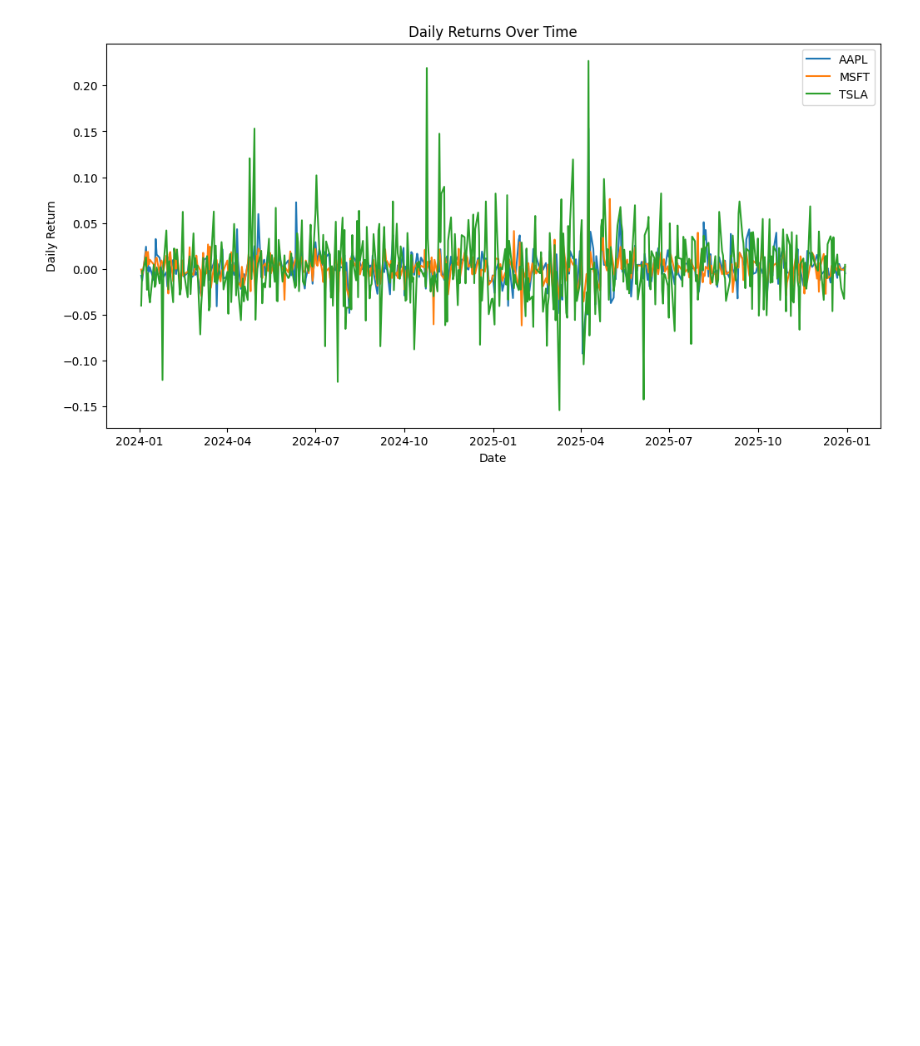
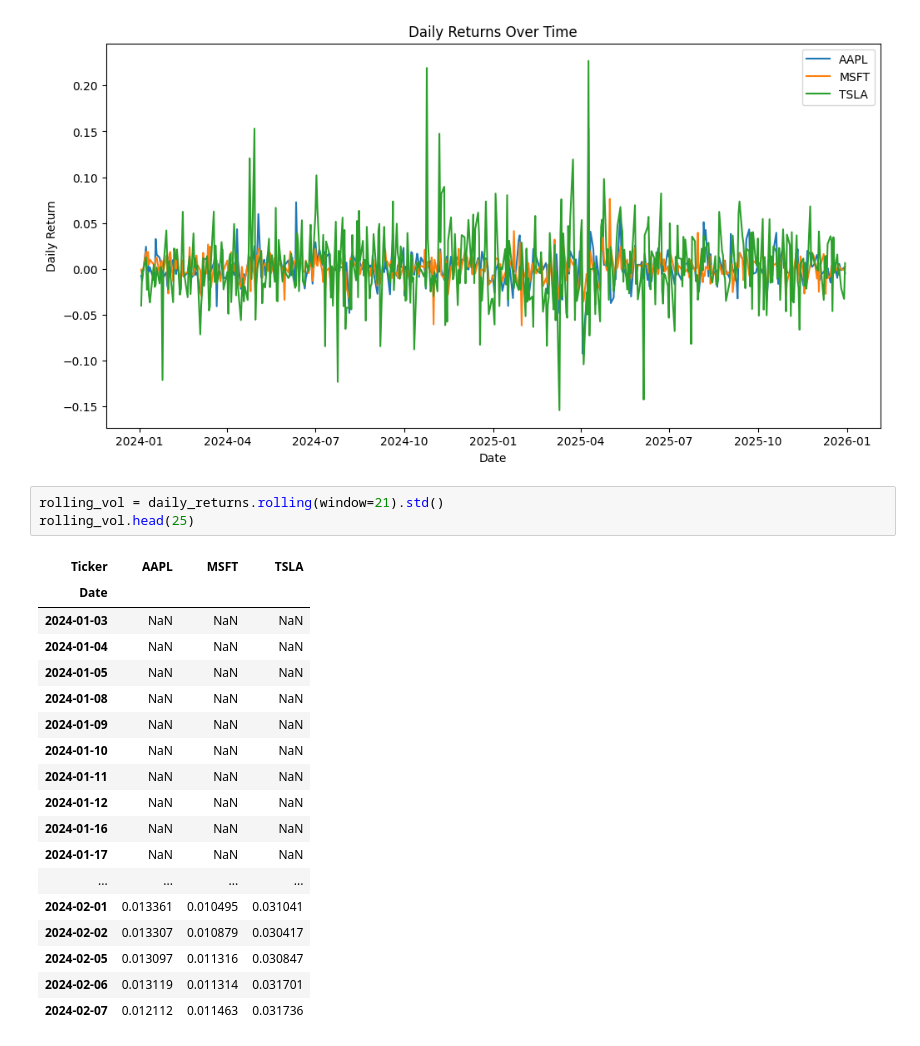
Before and after one commit to aminaboualizade-a11y/equity-factor-model, a Jupyter notebook: notebooks/01_data_download.ipynb, the cells around one changed output. Cells and saved outputs as stored; diff of their text form; blank space fills up the shorter version.

```diff
--- a/notebooks/01_data_download.ipynb
+++ b/notebooks/01_data_download.ipynb
@@ -204,3 +204,25 @@ plt.legend()
 plt.show()
 # %% [output]
 [figure]
+# %%
+rolling_vol = daily_returns.rolling(window=21).std()
+rolling_vol.head(25)
+# %% [output]
+| Ticker | AAPL | MSFT | TSLA |
+| Date |  |  |  |
+| 2024-01-03 | NaN | NaN | NaN |
+| 2024-01-04 | NaN | NaN | NaN |
+| 2024-01-05 | NaN | NaN | NaN |
+| 2024-01-08 | NaN | NaN | NaN |
+| 2024-01-09 | NaN | NaN | NaN |
+| 2024-01-10 | NaN | NaN | NaN |
+| 2024-01-11 | NaN | NaN | NaN |
+| 2024-01-12 | NaN | NaN | NaN |
+| 2024-01-16 | NaN | NaN | NaN |
+| 2024-01-17 | NaN | NaN | NaN |
+| ... | ... | ... | ... |
+| 2024-02-01 | 0.013361 | 0.010495 | 0.031041 |
+| 2024-02-02 | 0.013307 | 0.010879 | 0.030417 |
+| 2024-02-05 | 0.013097 | 0.011316 | 0.030847 |
+| 2024-02-06 | 0.013119 | 0.011314 | 0.031701 |
+| 2024-02-07 | 0.012112 | 0.011463 | 0.031736 |
```
Also changed, not shown: parts of 9 cells of this notebook, 4 other files.
